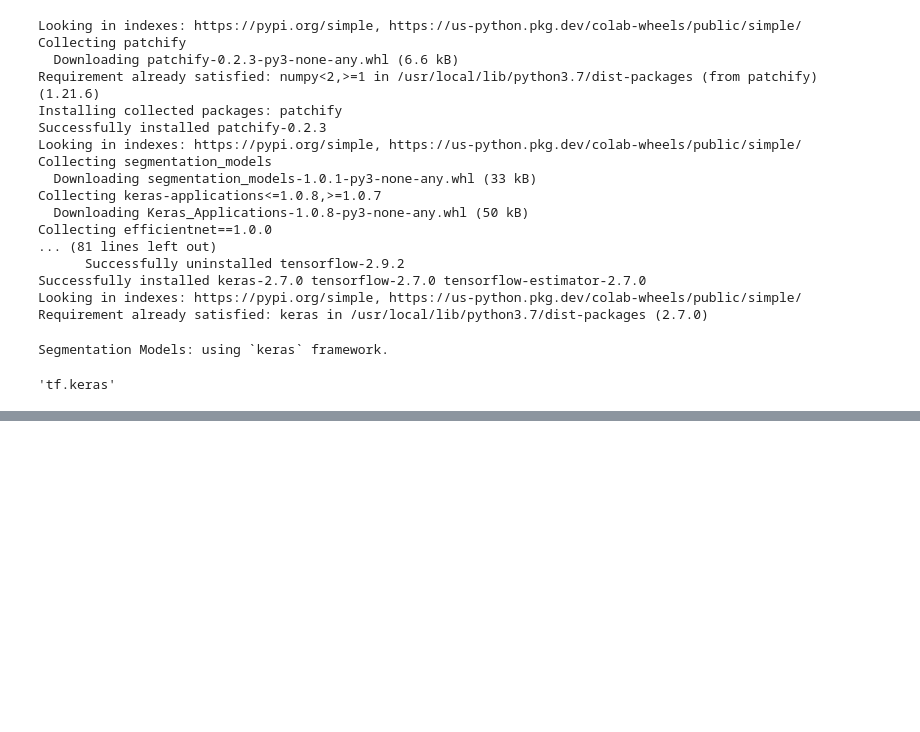
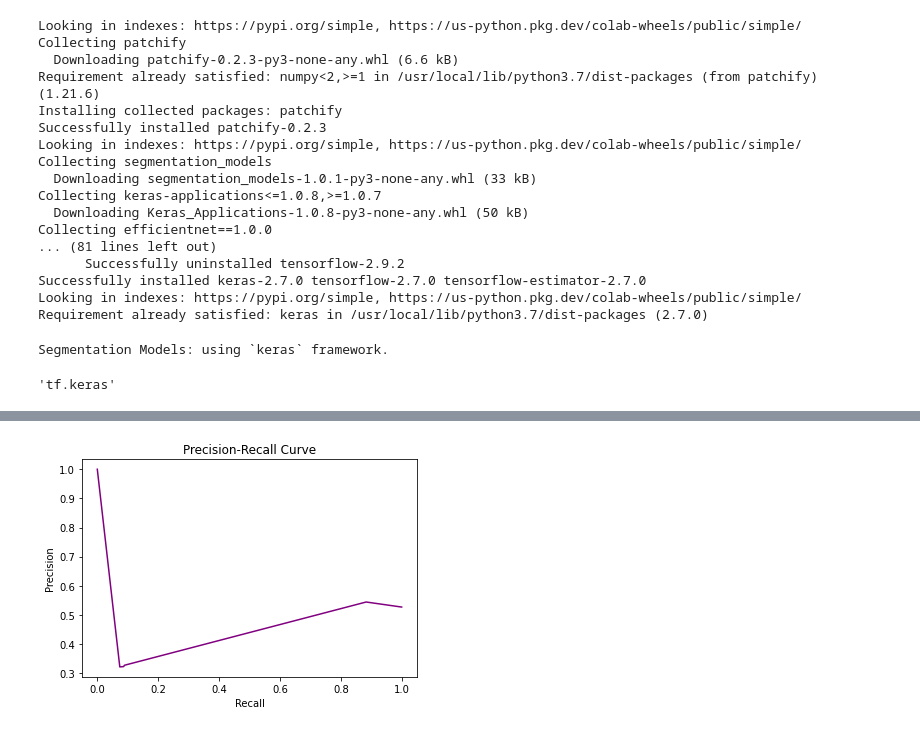
Before and after one commit to MichaelOH62/Project-SSSI, a Jupyter notebook: CS301ProjectSSSI.ipynb, the cells around one changed output, grey strips where cells are left out. Drawn from its saved outputs; the diff is of its cells as text; code cells hidden in the pictures; blank space fills up the shorter version.

```diff
--- a/CS301ProjectSSSI.ipynb
+++ b/CS301ProjectSSSI.ipynb
@@ -666,0 +668,14 @@ plt.show()
+# %%
+#Calculate and print confusion matrix
+
+from sklearn.metrics import confusion_matrix
+predictions = np.array(y_pred_argmax)
+predictions = np.stack(predictions, axis=1).flatten()
+true_labels = np.array(y_test_argmax)
+true_labels = np.stack(true_labels, axis=1).flatten()
+pred_list = predictions.tolist()
+true_list = true_labels.tolist()
+labels_list = np.unique(labels).tolist()
+cm = confusion_matrix(true_list, pred_list, labels=labels_list)
+print('Confusion Matrix\n')
+print(cm)
@@ -666,0 +723,17 @@ plt.show()
+# %%
+#Plot precision-recall curve
+
+from matplotlib import pyplot as plt
+from sklearn.metrics import precision_recall_curve
+
+precision2, recall2, thresholds = precision_recall_curve(true_list, pred_list, pos_label=1)
+fig, ax = plt.subplots()
+ax.plot(recall2, precision2, color='purple')
+
+ax.set_title('Precision-Recall Curve')
+ax.set_ylabel('Precision')
+ax.set_xlabel('Recall')
+
+plt.show()
+# %% [output]
+[figure, added]
```
Also changed, not shown: parts of 14 cells of this notebook, 6 other files.
